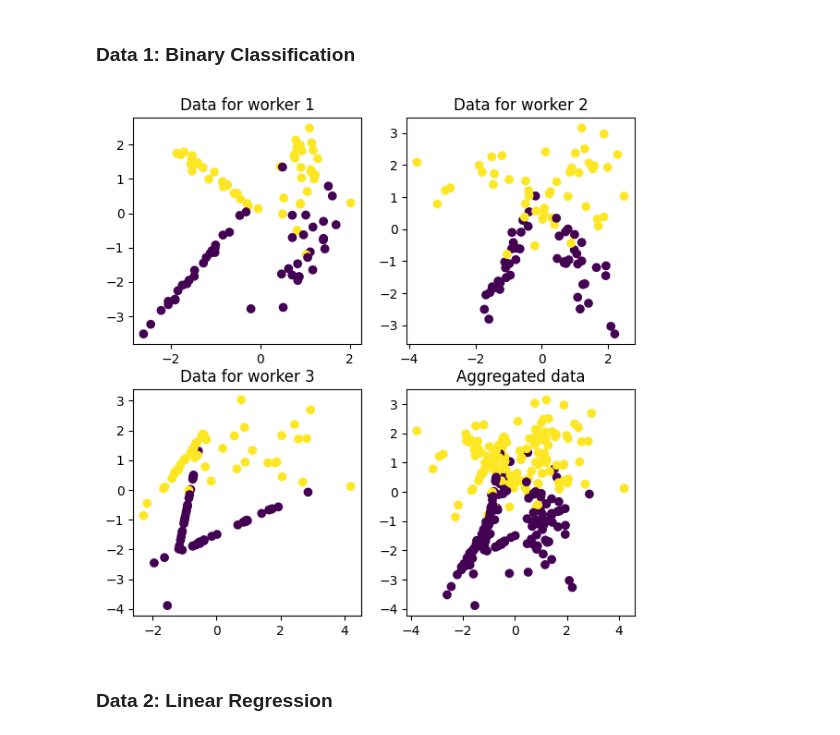
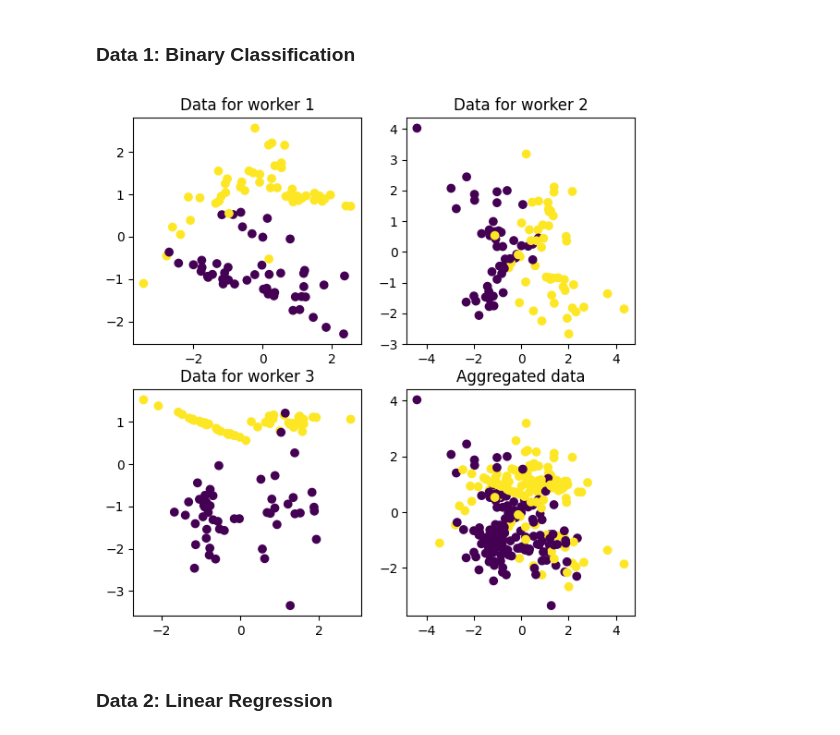
Before and after one commit to jffDev/adom_plus_vr, a Jupyter notebook: Examples.ipynb, the cells around one changed output. Cells and saved outputs as stored; diff of their text form; code cells hidden in the pictures.

Commit message:
fix sample_data

```diff
--- a/Examples.ipynb
+++ b/Examples.ipynb
@@ -22,10 +25,10 @@ n_samples= n_workers*100
 # %%
 dim=2
 classification = True
-data, labels = create_data(n_samples, dim, n_workers, classification)
+data, labels = create_sample_data(n_samples, dim, n_workers, classification)
 plot_3_classif(data, labels)
 # %% [output]
-[figure, old version]
+[figure, new version]
 # %% [markdown]
 ### Data 2: Linear Regression
 # %%
```
Also changed, not shown: parts of 3 cells of this notebook, 1 other file.
